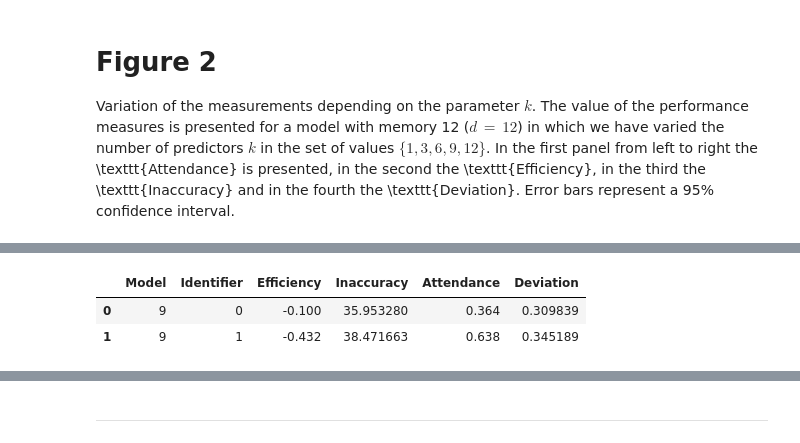
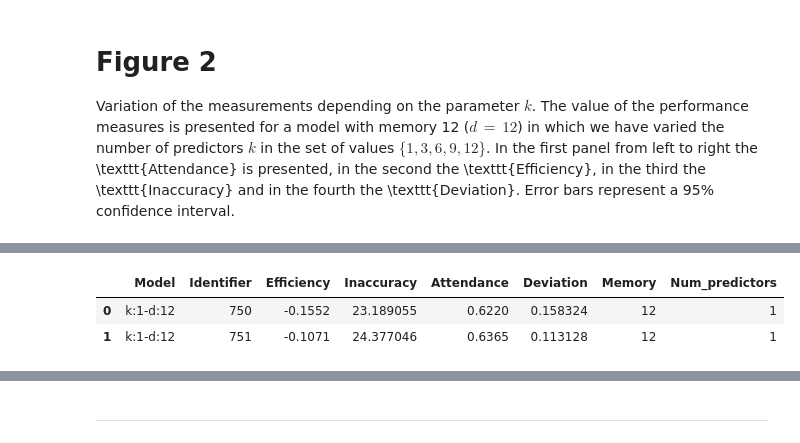
Before and after one commit to EAndrade-Lotero/ElFarolArthur, a Jupyter notebook: notebooks/Figure2.ipynb, the cells around one changed output, grey strips where cells are left out. Cells and saved outputs as stored; diff of their text form; code cells hidden in the pictures.

```diff
--- a/notebooks/Figure2.ipynb
+++ b/notebooks/Figure2.ipynb
@@ -23,13 +23,13 @@ from config import PATHS
 # %%
 # ks = [1, 3]
 # ds = [2, 4]
-ks = [9, 12]
-ds = [12, 24]
-# ks = [1, 3, 6, 9, 12]
-# ds = [2, 4, 6, 12, 24]
+# ks = [9, 12]
+# ds = [12, 24]
+ks = [1, 3, 6, 9, 12]
+ds = [24]
 
-num_rounds = 10
-num_episodes = 5
+num_rounds = 200
+num_episodes = 50
 
 df = InteractiveBar.run_sweep(
     memories=ds,
@@ -39,6 +39,6 @@ df = InteractiveBar.run_sweep(
     threshold=0.6,
     num_rounds=[num_rounds]
 ).reset_index()
-df['Model'] = df['Num_predictors']
+df['Model'] = df.apply(lambda row: f"k:{row['Num_predictors']}-d:{row['Memory']}", axis=1)
 
 df.head(2)
@@ -49,10 +45,12 @@ df.head(2)
 # %%
 data = DataUtils.merge_models(df)
+data['Memory'] = data.apply(lambda row: row['Model'].split('-')[1].split(':')[1], axis=1)
+data['Num_predictors'] = data.apply(lambda row: row['Model'].split('-')[0].split(':')[1], axis=1)
 data.head(2)
 # %% [output]
-|  | Model | Identifier | Efficiency | Inaccuracy | Attendance | Deviation |
-| 0 | 9 | 0 | -0.100 | 35.953280 | 0.364 | 0.309839 |
-| 1 | 9 | 1 | -0.432 | 38.471663 | 0.638 | 0.345189 |
+|  | Model | Identifier | Efficiency | Inaccuracy | Attendance | Deviation | Memory | Num_predictors |
+| 0 | k:1-d:12 | 750 | -0.1552 | 23.189055 | 0.6220 | 0.158324 | 12 | 1 |
+| 1 | k:1-d:12 | 751 | -0.1071 | 24.377046 | 0.6365 | 0.113128 | 12 | 1 |
 # %%
 fig, ax = plt.subplots(
     1,4,
```
Also changed, not shown: parts of 3 cells of this notebook, 36 other files.
